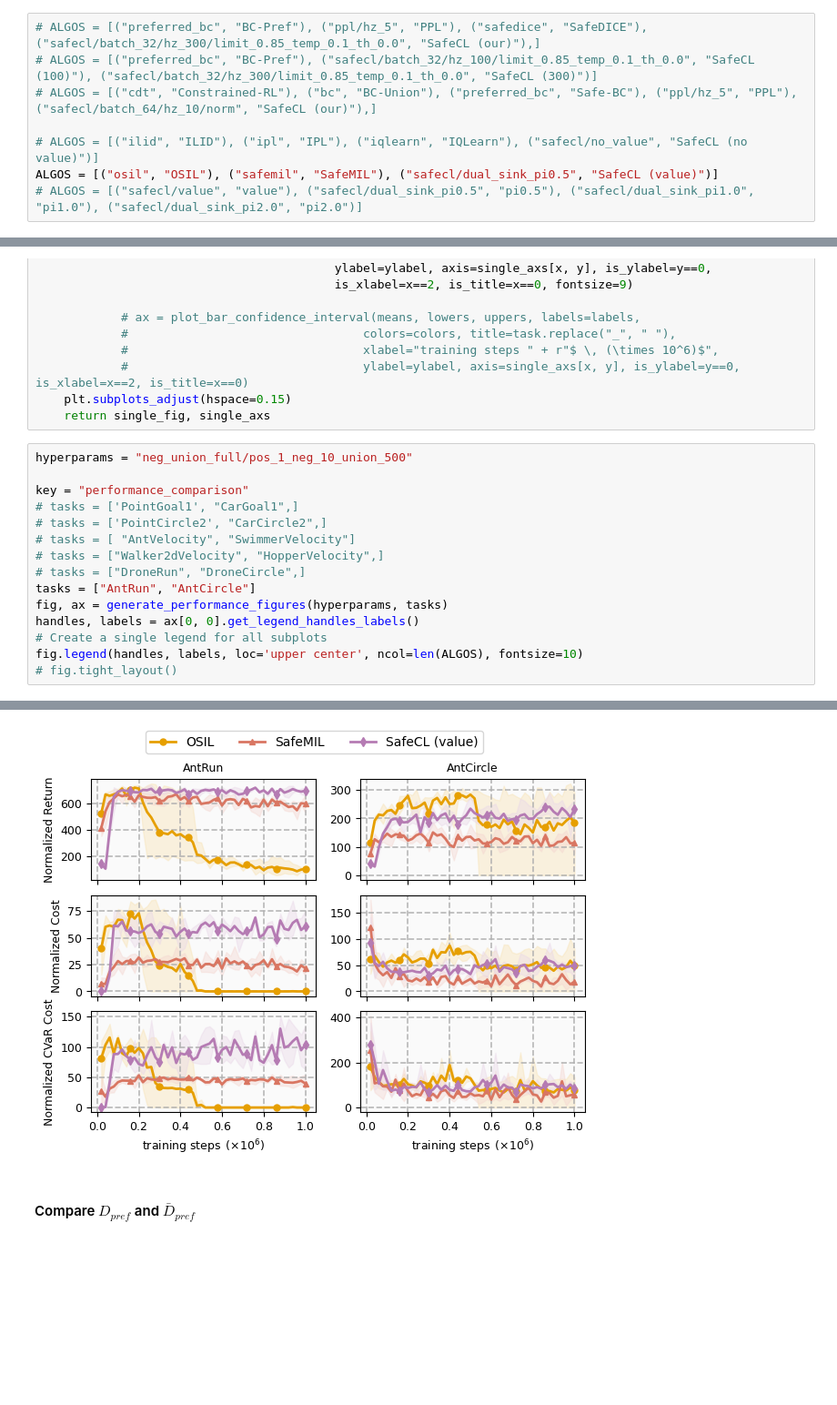
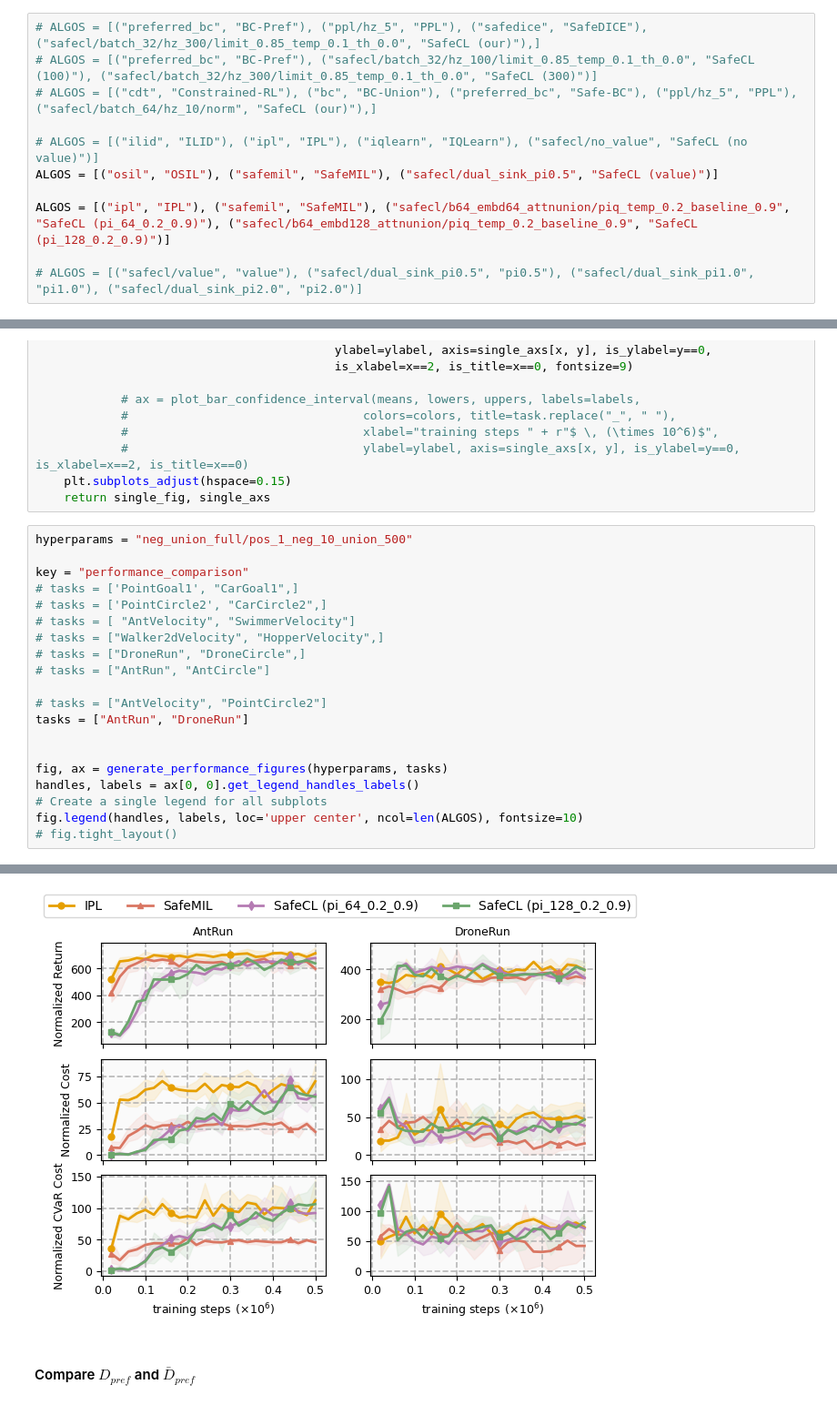
Before and after one commit to returaj/offline_mpc, a Jupyter notebook: dsrl_model/notebooks/plotting.ipynb, the cells around one changed output, grey strips where cells are left out. Shown at 91% size. Saved outputs shown, nothing was run; the diff lists cells and outputs as text; blank space fills up the shorter version.

```diff
--- a/dsrl_model/notebooks/plotting.ipynb
+++ b/dsrl_model/notebooks/plotting.ipynb
@@ -218,6 +218,9 @@ HATCH_PATTERNS = [None, '/', '\\', '.', 'o', '*', 'x', 'o', 'O', '.', '*']
 
 # ALGOS = [("ilid", "ILID"), ("ipl", "IPL"), ("iqlearn", "IQLearn"), ("safecl/no_value", "SafeCL (no value)")]
 ALGOS = [("osil", "OSIL"), ("safemil", "SafeMIL"), ("safecl/dual_sink_pi0.5", "SafeCL (value)")]
+
+ALGOS = [("ipl", "IPL"), ("safemil", "SafeMIL"), ("safecl/b64_embd64_attnunion/piq_temp_0.2_baseline_0.9", "SafeCL (pi_64_0.2_0.9)"), ("safecl/b64_embd128_attnunion/piq_temp_0.2_baseline_0.9", "SafeCL (pi_128_0.2_0.9)")]
+
 # ALGOS = [("safecl/value", "value"), ("safecl/dual_sink_pi0.5", "pi0.5"), ("safecl/dual_sink_pi1.0", "pi1.0"), ("safecl/dual_sink_pi2.0", "pi2.0")]
 # %%
 def generate_performance_figures(hyperparams, tasks):
@@ -273,21 +276,26 @@ def generate_performance_figures(hyperparams, tasks):
 # %%
 hyperparams = "neg_union_full/pos_1_neg_10_union_500"
 
 key = "performance_comparison"
 # tasks = ['PointGoal1', "CarGoal1",]
 # tasks = ['PointCircle2', "CarCircle2",]
 # tasks = [ "AntVelocity", "SwimmerVelocity"]
 # tasks = ["Walker2dVelocity", "HopperVelocity",]
 # tasks = ["DroneRun", "DroneCircle",]
-tasks = ["AntRun", "AntCircle"]
+# tasks = ["AntRun", "AntCircle"]
+
+# tasks = ["AntVelocity", "PointCircle2"]
+tasks = ["AntRun", "DroneRun"]
+
+
 fig, ax = generate_performance_figures(hyperparams, tasks)
 handles, labels = ax[0, 0].get_legend_handles_labels()
 # Create a single legend for all subplots
 fig.legend(handles, labels, loc='upper center', ncol=len(ALGOS), fontsize=10)
 # fig.tight_layout()
 # %% [output]
 <matplotlib.legend.Legend at 0x...>
-[figure, old version]
+[figure, new version]
 # %% [markdown]
 #### Compare $D_{pref}$ and $\bar{D}_{pref}$
 # %%
```
Also changed, not shown: 1 other file.
